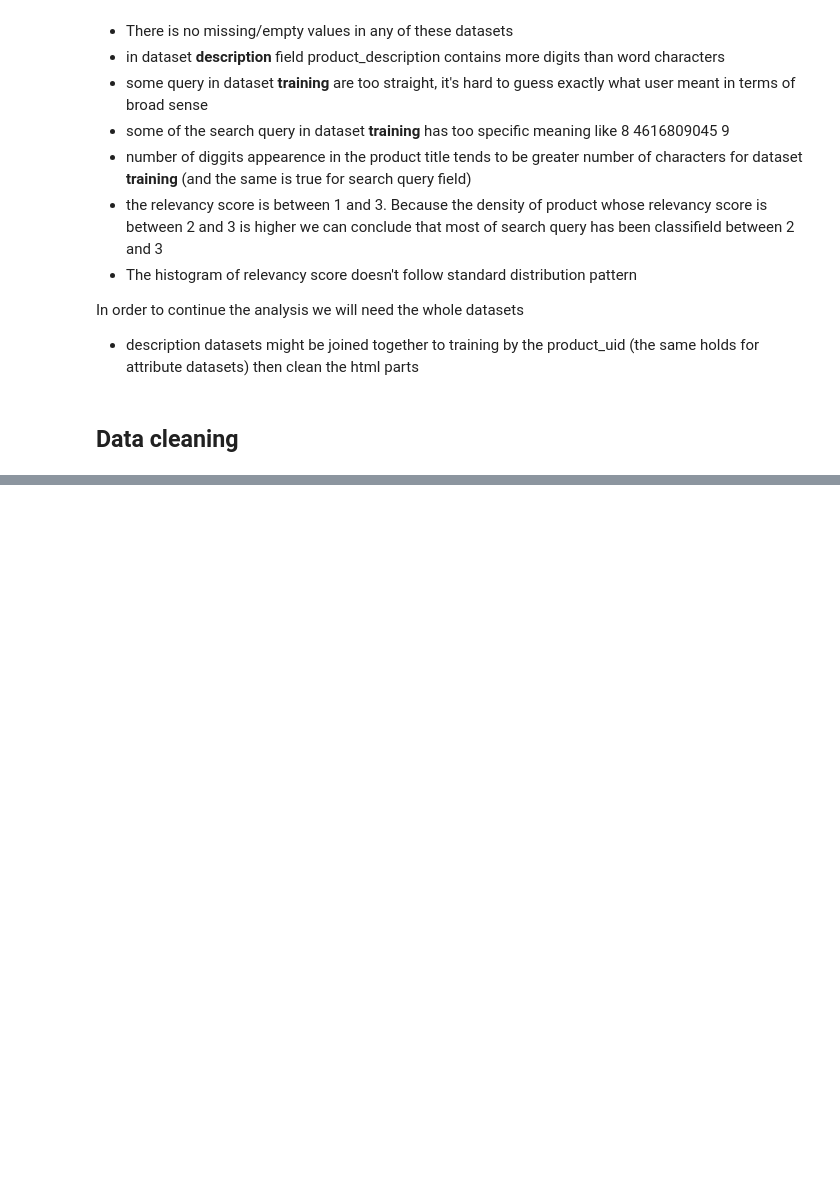
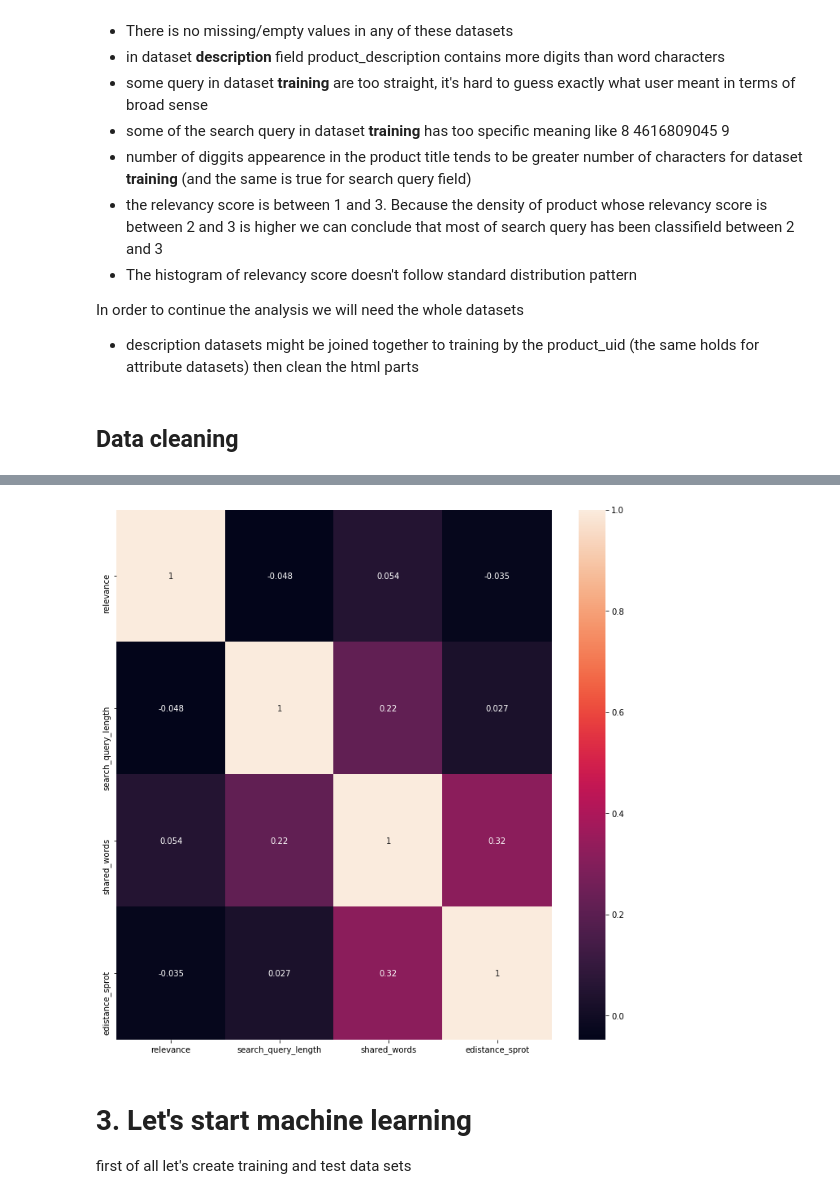
Before and after one commit to YurieCo/Data-science-intern, a Jupyter notebook: Kaggle/EDA_and_ML.ipynb, the cells around one changed output, grey strips where cells are left out. Cells and saved outputs as stored; diff of their text form; code cells hidden in the pictures; blank space fills up the shorter version.

Commit message:
work in progress, left to apply machine learning models

```diff
--- a/Kaggle/EDA_and_ML.ipynb
+++ b/Kaggle/EDA_and_ML.ipynb
@@ -395,20 +306,0 @@ training_data = pd.merge(training_data, descriptions, how='left', on='product_ui
-# %%
-############### cleaning html tags ##################
-has_tag_in = training_data.product_description.str.contains('<br')
-training_data.loc[has_tag_in, 'product_description'] = training_data.loc[has_tag_in, 'product_description'].map(lambda x:remove_html_tag(x))
-###############
-
-############## apply stemming #####################
-training_data['search_term'] = training_data['search_term'].map(lambda x:str_stemmer_title(x))
-training_data['product_title'] = training_data['product_title'].map(lambda x:str_stemmer(x))
-
-training_data['product_description'] = training_data['product_description'].map(lambda x:str_stemmer(x))
-############## end stemming #####################
-
-############## building custome feature, let's build a few of them before compare which one is the best ###########
-training_data['len_of_query'] = training_data['search_term'].map(lambda x:len(x.split())).astype(np.int64)
-training_data['shared_words'] = training_data[['search_term','product_description', 'product_title']].apply(lambda row:sum([str_common_word(*row[:-1]), str_common_word(*row[1:])]), axis=1)
-
-# training_data['frequency_digits_in_sq']=training_data.product_description.str.count("\\d+")
-training_data['frequency_words_in_sq'] = training_data.product_description.str.count("\\w+")
-training_data["distance"] = training_data.loc[:, ["search_term","product_title"]].apply(lambda x: edit_distance(*x), axis=1)
@@ -740,0 +338,3 @@ Cleaning function
+# %%
+training_data = pd.merge(training_data, descriptions,
+                         on="product_uid", how="left")
@@ -740,0 +422,16 @@ Cleaning function
+# %%
+############## building custome feature, let's build a few of them before compare which one is the best ###########
+training_data['shared_words'] = training_data[['search_term','product_description', 'product_title']].apply(lambda row:sum([str_common_word(*row[:-1]), str_common_word(*row[1:])]), axis=1)
+training_data["edistance_sprot"] = training_data.loc[:, ["search_term","product_title"]].apply(lambda x: edit_distance(*x), axis=1)
+training_data["edistance_sd"] = training_data.loc[:, ["search_term","product_description"]].apply(lambda x: edit_distance(*x), axis=1)
+
+training_data['cos_dis_sqt'] = training_data.loc[:, ["search_term","product_title"]].apply(lambda x: sentence_similarity(x[0],x[1]), axis=1)
+training_data['cos_dis_sqd'] = training_data.loc[:, ["search_term","product_description"]].apply(lambda x: sentence_similarity(x[0],x[1]),axis=1)
+
+training_data['j_dis_sqt'] = training_data.loc[:, ["search_term","product_title"]].apply(lambda x: get_jaccard_sim(x[0],x[1]), axis=1)
+training_data['j_dis_sqd'] = training_data.loc[:, ["search_term","product_description"]].apply(lambda x: get_jaccard_sim(x[0],x[1]),axis=1)
+
+
+
+training_data['search_query_length'] = training_data.search_term.str.len()
+training_data['number_of_words_in_descr'] = training_data.product_description.str.count("\\w+")
@@ -740,0 +462,11 @@ Cleaning function
+# %%
+import seaborn as sns
+plt.figure(figsize=(12, 12))
+temp = training_data.drop(['product_uid','id'],axis=1)
+sns.heatmap(temp.corr(), annot=True)
+plt.show()
+# %% [output]
+[figure, added]
+# %% [markdown]
+# 3. Let's start machine learning
+first of all let's create training and test data sets
```
Also changed, not shown: parts of 46 cells of this notebook.
